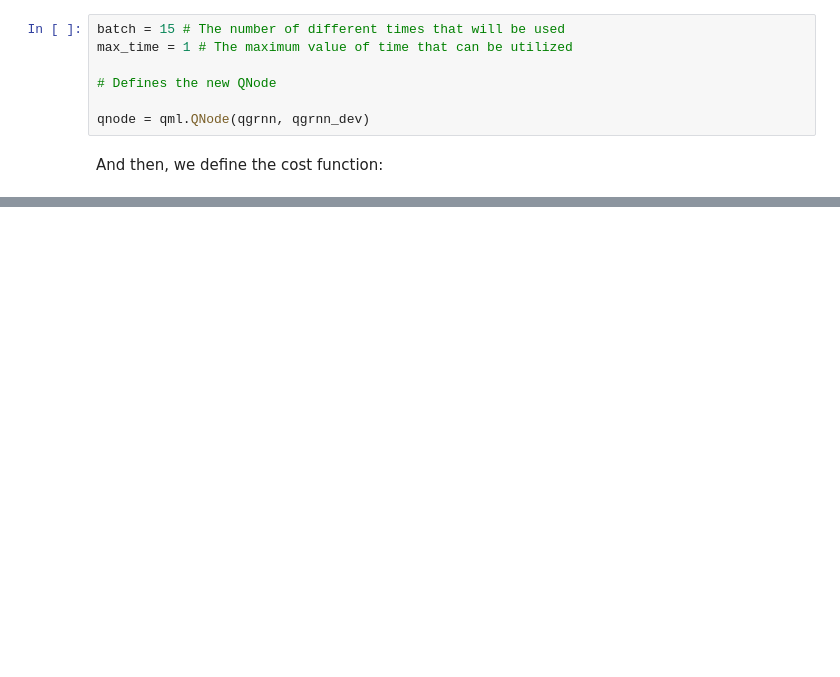
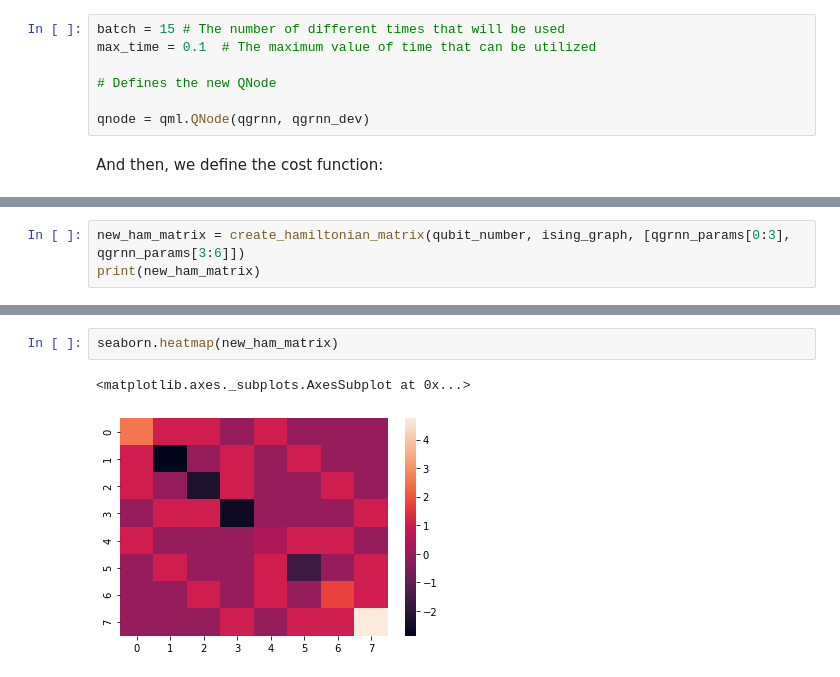
Before and after one commit to Lucaman99/openqml, a Jupyter notebook: notebooks/qgrnn/qgrnn.ipynb, the cells around one changed output, grey strips where cells are left out. Saved outputs shown, nothing was run; the diff lists cells and outputs as text; blank space fills up the shorter version.

Commit message:
qgrnn 2

```diff
--- a/notebooks/qgrnn/qgrnn.ipynb
+++ b/notebooks/qgrnn/qgrnn.ipynb
@@ -387,7 +387,7 @@ def qgrnn(params1, params2, time):
 We are new tasked with constructing the cost function of our model. To evaluate the cost function, we simply have to choose a bunch of time steps at which we will execute of QGRNN. We begin by defining a few more values, along with our new QNode:
 # %%
 batch = 15 # The number of different times that will be used
-max_time = 1 # The maximum value of time that can be utilized
+max_time = 0.1  # The maximum value of time that can be utilized
 
 # Defines the new QNode
 
@@ -437,0 +454,3 @@ Cost at Step 0: Autograd ArrayBox with value 0.5592096026808316
+# %%
+new_ham_matrix = create_hamiltonian_matrix(qubit_number, ising_graph, [qgrnn_params[0:3], qgrnn_params[3:6]])
+print(new_ham_matrix)
@@ -437,0 +474,5 @@ Cost at Step 0: Autograd ArrayBox with value 0.5592096026808316
+# %%
+seaborn.heatmap(new_ham_matrix)
+# %% [output]
+<matplotlib.axes._subplots.AxesSubplot at 0x...>
+[figure, added]
```
Also changed, not shown: parts of 4 cells of this notebook.
